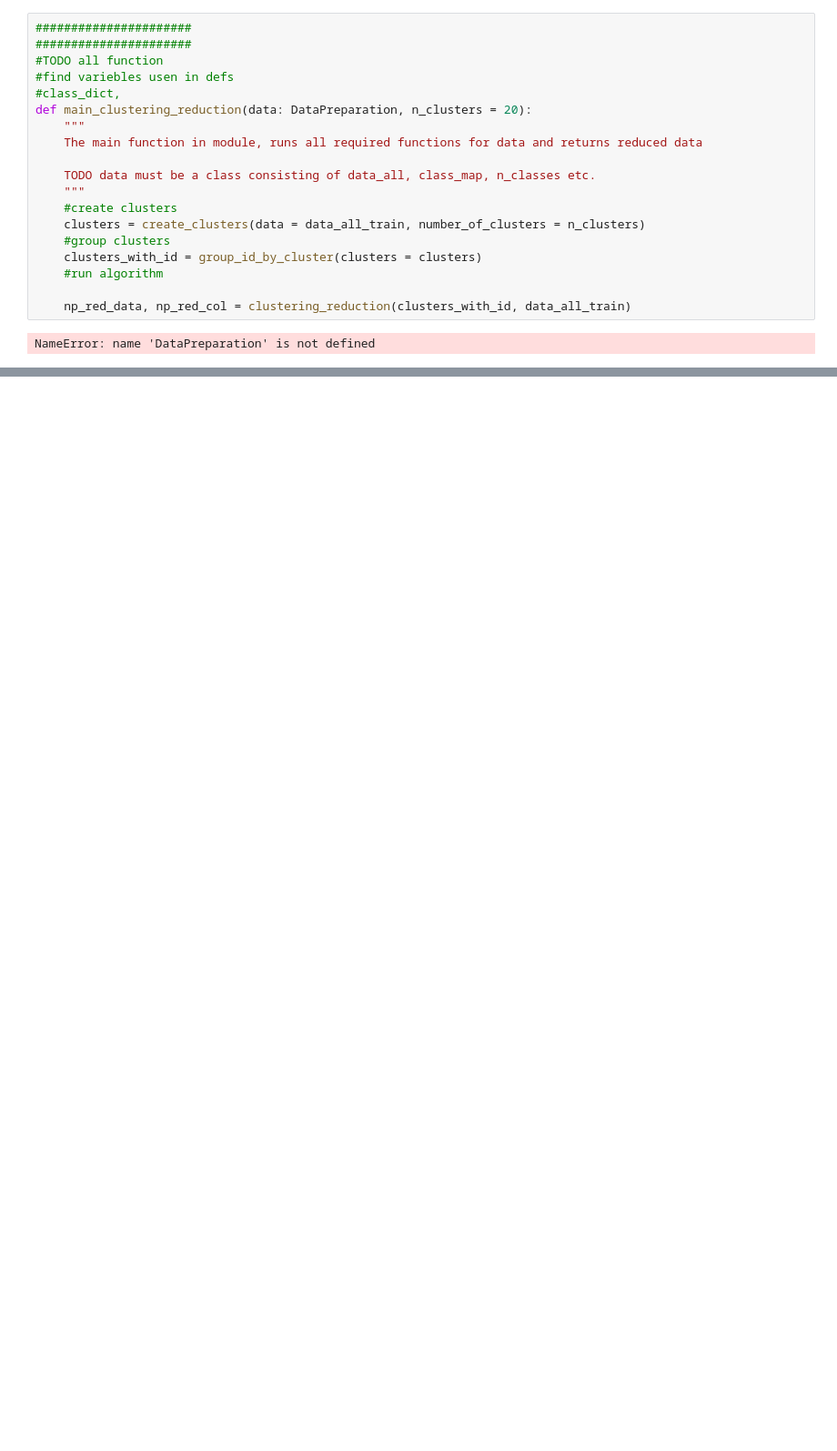
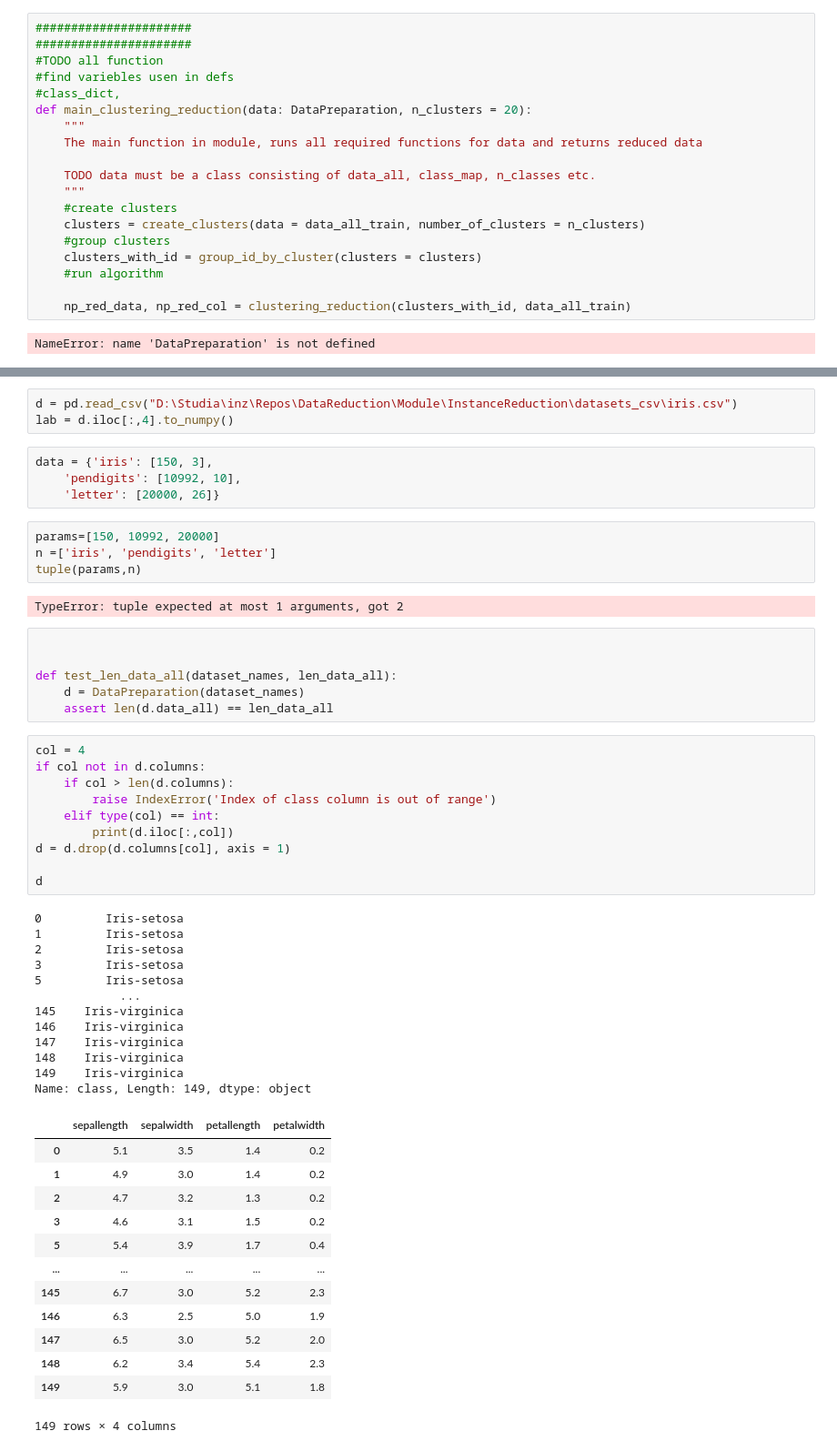
Before and after one commit to paultro708/DataReduction, a Jupyter notebook: fixed_clustering.ipynb, the cells around one changed output, grey strips where cells are left out. Shown at 91% size. Drawn from its saved outputs; the diff is of its cells as text; blank space fills up the shorter version.

```diff
--- a/fixed_clustering.ipynb
+++ b/fixed_clustering.ipynb
@@ -1090,0 +1113,55 @@ NameError: name 'DataPreparation' is not defined
+# %%
+d = pd.read_csv("D:\Studia\inz\Repos\DataReduction\Module\InstanceReduction\datasets_csv\iris.csv")
+lab = d.iloc[:,4].to_numpy()
+# %%
+data = {'iris': [150, 3],
+    'pendigits': [10992, 10],
+    'letter': [20000, 26]}
+# %%
+params=[150, 10992, 20000]
+n =['iris', 'pendigits', 'letter']
+tuple(params,n)
+# %% [output]
+TypeError: tuple expected at most 1 arguments, got 2
+# %%
+
+
+def test_len_data_all(dataset_names, len_data_all):
+    d = DataPreparation(dataset_names)
+    assert len(d.data_all) == len_data_all
+# %%
+col = 4
+if col not in d.columns:
+    if col > len(d.columns):
+        raise IndexError('Index of class column is out of range')
+    elif type(col) == int:
+        print(d.iloc[:,col])
+d = d.drop(d.columns[col], axis = 1)
+
+d
+# %% [output]
+0         Iris-setosa
+1         Iris-setosa
+2         Iris-setosa
+3         Iris-setosa
+5         Iris-setosa
+            ...
+145    Iris-virginica
+146    Iris-virginica
+147    Iris-virginica
+148    Iris-virginica
+149    Iris-virginica
+Name: class, Length: 149, dtype: object
+|  | sepallength | sepalwidth | petallength | petalwidth |
+| 0 | 5.1 | 3.5 | 1.4 | 0.2 |
+| 1 | 4.9 | 3.0 | 1.4 | 0.2 |
+| 2 | 4.7 | 3.2 | 1.3 | 0.2 |
+| 3 | 4.6 | 3.1 | 1.5 | 0.2 |
+| 5 | 5.4 | 3.9 | 1.7 | 0.4 |
+| ... | ... | ... | ... | ... |
+| 145 | 6.7 | 3.0 | 5.2 | 2.3 |
+| 146 | 6.3 | 2.5 | 5.0 | 1.9 |
+| 147 | 6.5 | 3.0 | 5.2 | 2.0 |
+| 148 | 6.2 | 3.4 | 5.4 | 2.3 |
+| 149 | 5.9 | 3.0 | 5.1 | 1.8 |
+149 rows × 4 columns
```
Also changed, not shown: parts of 34 cells of this notebook, 7 other files.
